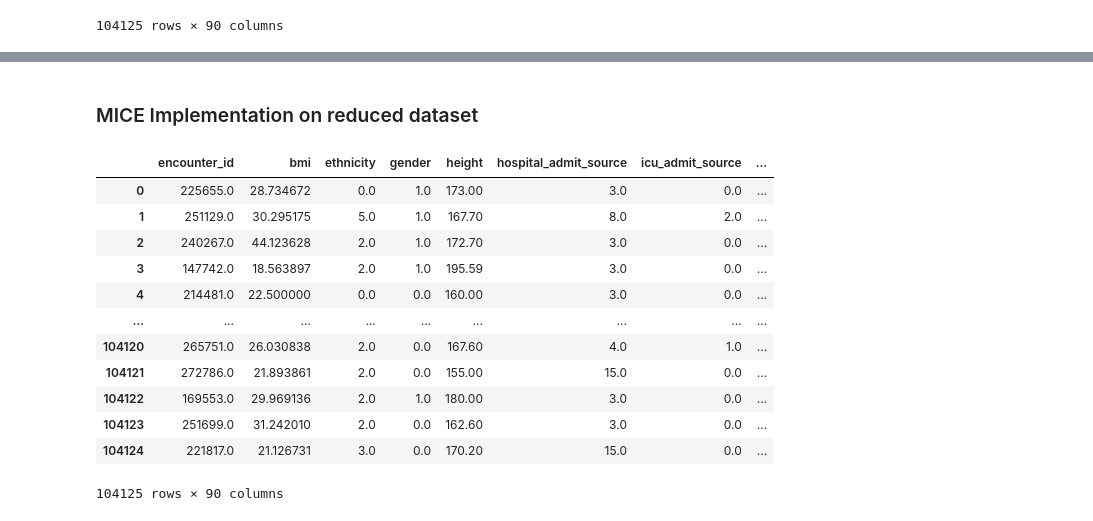
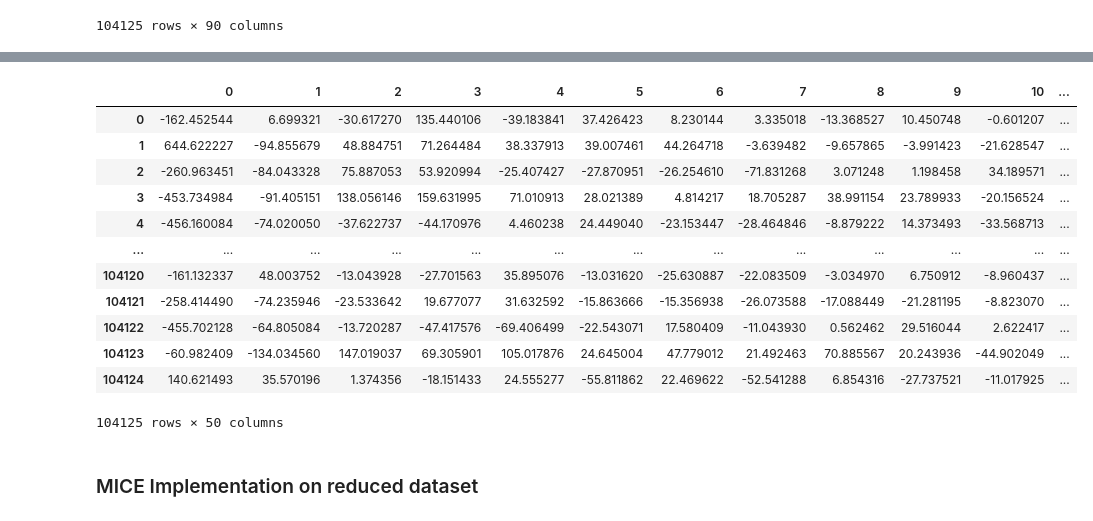
Before and after one commit to bvchand/Diabetes-detection-in-ICU-patients, a Jupyter notebook: diabetes_data_preprocessing.ipynb, the cells around one changed output, grey strips where cells are left out. Saved outputs shown, nothing was run; the diff lists cells and outputs as text; code cells hidden in the pictures.

```diff
--- a/diabetes_data_preprocessing.ipynb
+++ b/diabetes_data_preprocessing.ipynb
@@ -226,10 +226,14 @@ if "apache_2_diagnosis" in diab_train_df.columns:
   diab_train_df = diab_train_df.drop("apache_2_diagnosis",axis=1)
 
 #we can drop readmission status
-diab_train_df = diab_train_df.drop("readmission_status",axis=1)
+if "readmission_status" in diab_train_df.columns:
+  diab_train_df = diab_train_df.drop("readmission_status",axis=1)
 # %% [markdown]
 ### Handling null values for 'age'
 # %%
 #for missing age (age=0), replace them with median age
-diab_train_df.loc[diabetes_train.age == 0, 'age'] = diab_train_df.age.median
-diab_train_df["age"] = diab_train_df["age"].fillna(diab_train_df.age.median)
+diab_train_df['age']=diab_train_df['age'].astype(str).astype(float)
+val = diab_train_df['age'].median()
+diab_train_df['age'] = diab_train_df['age'].replace(0, val)
+diab_train_df["age"] = diab_train_df["age"].fillna(val)
+diab_train_df["age"].isnull().sum()
@@ -353,0 +349,10 @@ KNN_imputed_trainX['age'].isnull().values.sum()
+# %%
+# add age back to df
+KNN_imputed_trainX = KNN_imputed_trainX_wo_age_df.copy(deep=True)
+KNN_imputed_trainX['age']= train_X['age'].values
+print(KNN_imputed_trainX['age'].isnull().sum())
+
+# drop encounter_id as it's not needed
+if('encounter_id' in KNN_imputed_trainX.columns):
+  KNN_imputed_trainX = KNN_imputed_trainX.drop(columns=['encounter_id'])
+KNN_imputed_trainX
@@ -354,3 +374,23 @@ KNN_imputed_trainX['age'].isnull().values.sum()
+# %%
+#PCA
+pca = PCA(n_components=50)
+principalComponents = pca.fit_transform(KNN_imputed_trainX)
+principalDf = pd.DataFrame(data = principalComponents)
+principalDf
+# %% [output]
+|  | 0 | 1 | 2 | 3 | 4 | 5 | 6 | 7 | 8 | 9 | 10 | ... |
+| 0 | -162.452544 | 6.699321 | -30.617270 | 135.440106 | -39.183841 | 37.426423 | 8.230144 | 3.335018 | -13.368527 | 10.450748 | -0.601207 | ... |
+| 1 | 644.622227 | -94.855679 | 48.884751 | 71.264484 | 38.337913 | 39.007461 | 44.264718 | -3.639482 | -9.657865 | -3.991423 | -21.628547 | ... |
+| 2 | -260.963451 | -84.043328 | 75.887053 | 53.920994 | -25.407427 | -27.870951 | -26.254610 | -71.831268 | 3.071248 | 1.198458 | 34.189571 | ... |
+| 3 | -453.734984 | -91.405151 | 138.056146 | 159.631995 | 71.010913 | 28.021389 | 4.814217 | 18.705287 | 38.991154 | 23.789933 | -20.156524 | ... |
+| 4 | -456.160084 | -74.020050 | -37.622737 | -44.170976 | 4.460238 | 24.449040 | -23.153447 | -28.464846 | -8.879222 | 14.373493 | -33.568713 | ... |
+| ... | ... | ... | ... | ... | ... | ... | ... | ... | ... | ... | ... | ... |
+| 104120 | -161.132337 | 48.003752 | -13.043928 | -27.701563 | 35.895076 | -13.031620 | -25.630887 | -22.083509 | -3.034970 | 6.750912 | -8.960437 | ... |
+| 104121 | -258.414490 | -74.235946 | -23.533642 | 19.677077 | 31.632592 | -15.863666 | -15.356938 | -26.073588 | -17.088449 | -21.281195 | -8.823070 | ... |
+| 104122 | -455.702128 | -64.805084 | -13.720287 | -47.417576 | -69.406499 | -22.543071 | 17.580409 | -11.043930 | 0.562462 | 29.516044 | 2.622417 | ... |
+| 104123 | -60.982409 | -134.034560 | 147.019037 | 69.305901 | 105.017876 | 24.645004 | 47.779012 | 21.492463 | 70.885567 | 20.243936 | -44.902049 | ... |
+| 104124 | 140.621493 | 35.570196 | 1.374356 | -18.151433 | 24.555277 | -55.811862 | 22.469622 | -52.541288 | 6.854316 | -27.737521 | -11.017925 | ... |
+104125 rows × 50 columns
 # %% [markdown]
 ### MICE Implementation on reduced dataset
 # %%
@@ -363,17 +403,3 @@ MICE_imputed_trainX_wo_age = pickle.load(open("MICE_imputed_trainX_wo_age.pkl",
 MICE_imputed_trainX_wo_age = pd.DataFrame(MICE_imputed_trainX_wo_age, columns=trainX_copy_wo_age.columns)
 # %%
 MICE_imputed_trainX_wo_age
-# %% [output]
-|  | encounter_id | bmi | ethnicity | gender | height | hospital_admit_source | icu_admit_source | ... |
-| 0 | 225655.0 | 28.734672 | 0.0 | 1.0 | 173.00 | 3.0 | 0.0 | ... |
-| 1 | 251129.0 | 30.295175 | 5.0 | 1.0 | 167.70 | 8.0 | 2.0 | ... |
-| 2 | 240267.0 | 44.123628 | 2.0 | 1.0 | 172.70 | 3.0 | 0.0 | ... |
-| 3 | 147742.0 | 18.563897 | 2.0 | 1.0 | 195.59 | 3.0 | 0.0 | ... |
-| 4 | 214481.0 | 22.500000 | 0.0 | 0.0 | 160.00 | 3.0 | 0.0 | ... |
-| ... | ... | ... | ... | ... | ... | ... | ... | ... |
-| 104120 | 265751.0 | 26.030838 | 2.0 | 0.0 | 167.60 | 4.0 | 1.0 | ... |
-| 104121 | 272786.0 | 21.893861 | 2.0 | 0.0 | 155.00 | 15.0 | 0.0 | ... |
-| 104122 | 169553.0 | 29.969136 | 2.0 | 1.0 | 180.00 | 3.0 | 0.0 | ... |
-| 104123 | 251699.0 | 31.242010 | 2.0 | 0.0 | 162.60 | 3.0 | 0.0 | ... |
-| 104124 | 221817.0 | 21.126731 | 3.0 | 0.0 | 170.20 | 15.0 | 0.0 | ... |
-104125 rows × 90 columns
```
Also changed, not shown: parts of 7 cells of this notebook.
